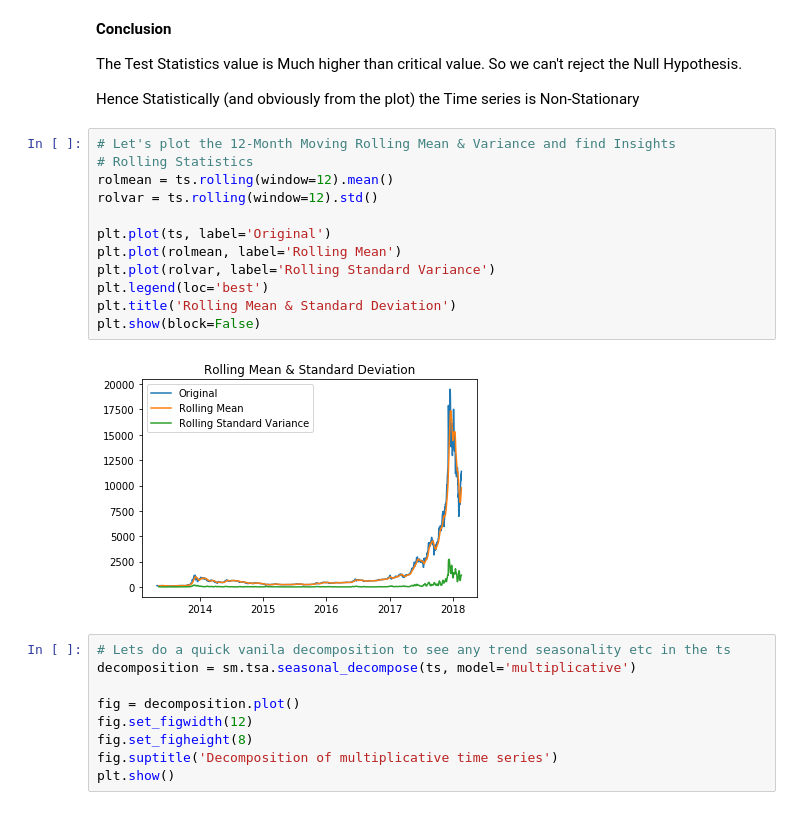
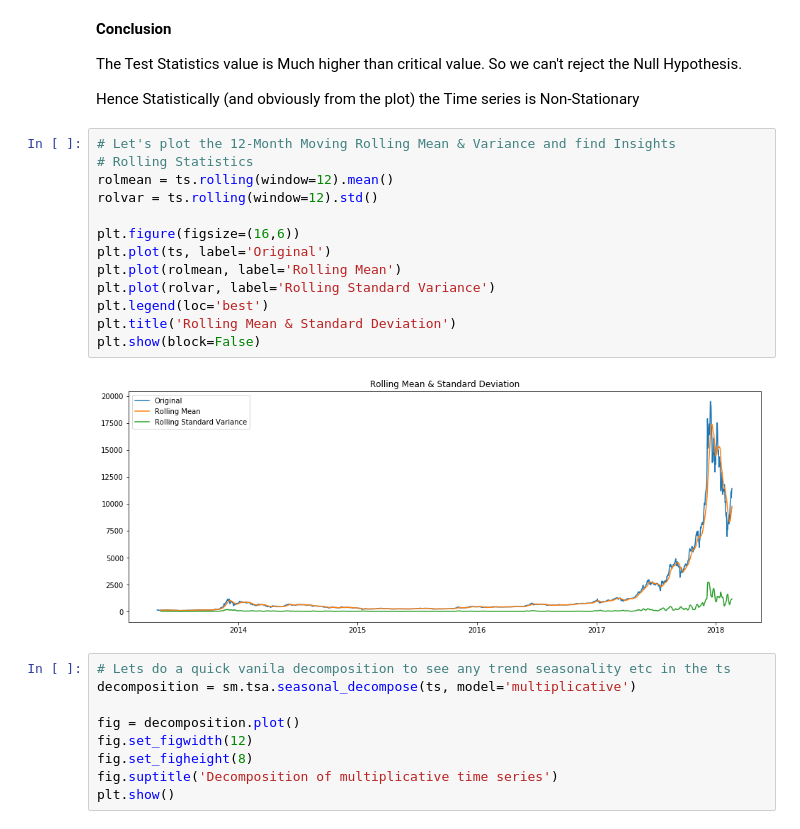
Before and after one commit to Shawn-Ng/basic-statistics, a Jupyter notebook: time-series/cryptocurrency-historical-prices.ipynb, the cells around one changed output. Drawn from its saved outputs; the diff is of its cells as text.

```diff
--- a/time-series/cryptocurrency-historical-prices.ipynb
+++ b/time-series/cryptocurrency-historical-prices.ipynb
@@ -156,17 +156,18 @@ Hence Statistically (and obviously from the plot) the Time series is Non-Station
 # %%
 # Let's plot the 12-Month Moving Rolling Mean & Variance and find Insights
 # Rolling Statistics
 rolmean = ts.rolling(window=12).mean()
 rolvar = ts.rolling(window=12).std()
 
+plt.figure(figsize=(16,6))
 plt.plot(ts, label='Original')
 plt.plot(rolmean, label='Rolling Mean')
 plt.plot(rolvar, label='Rolling Standard Variance')
 plt.legend(loc='best')
 plt.title('Rolling Mean & Standard Deviation')
 plt.show(block=False)
 # %% [output]
-[figure, old version]
+[figure, new version]
 # %%
 # Lets do a quick vanila decomposition to see any trend seasonality etc in the ts
 decomposition = sm.tsa.seasonal_decompose(ts, model='multiplicative')
```
Also changed, not shown: parts of 1 cell of this notebook.
